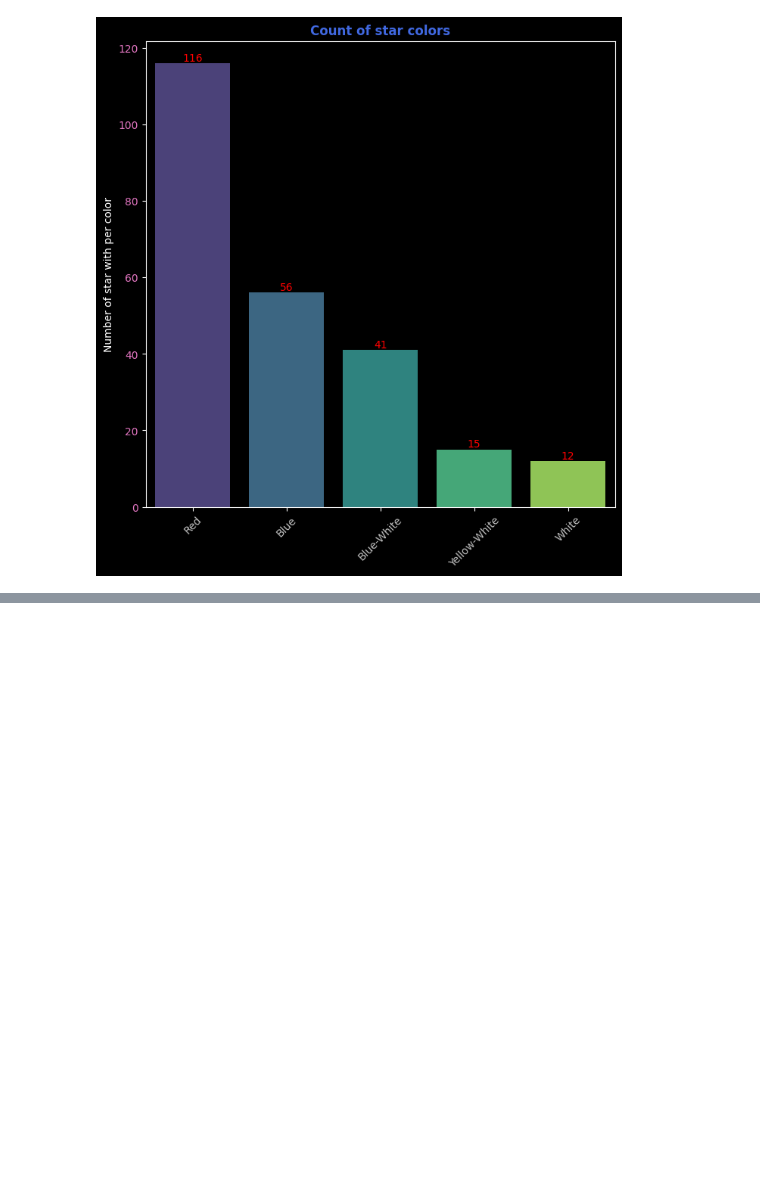
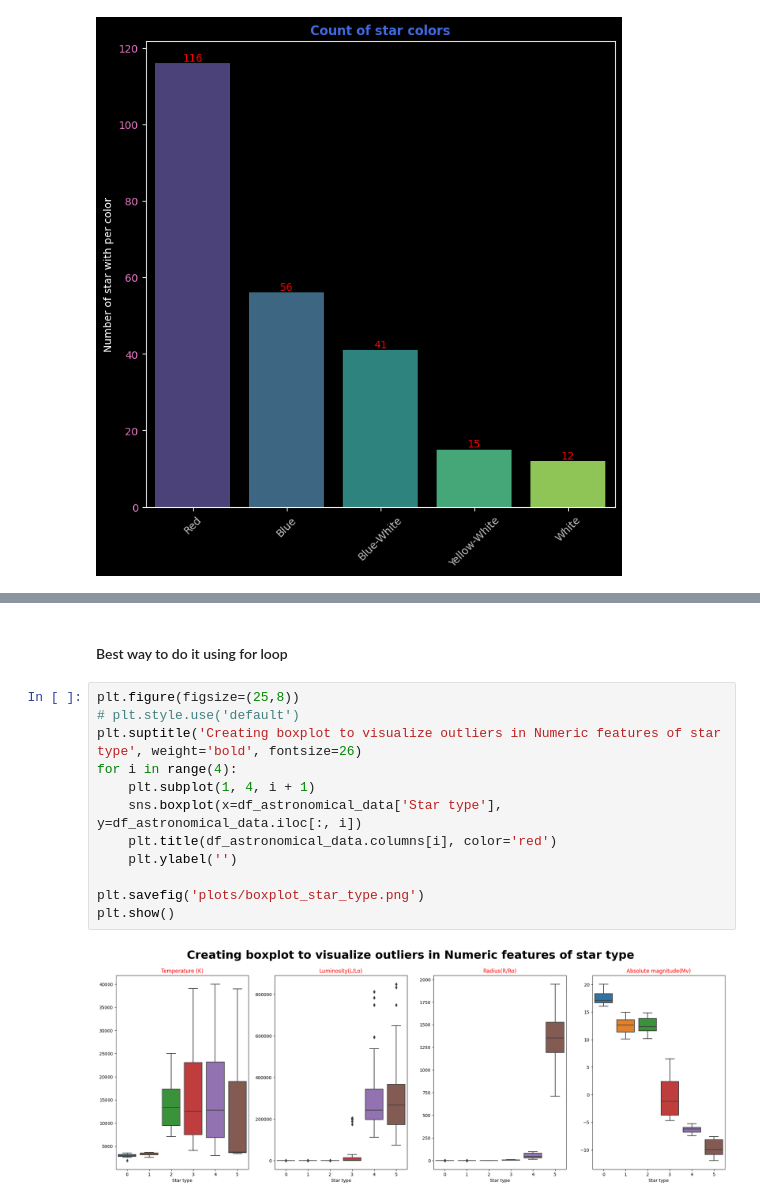
Before and after one commit to Simone-Smaldore/Astronomical-Data-Analysis, a Jupyter notebook: Astronomical Data Analysis.ipynb, the cells around one changed output, grey strips where cells are left out. Saved outputs shown, nothing was run; the diff lists cells and outputs as text; blank space fills up the shorter version.

```diff
--- a/Astronomical Data Analysis.ipynb
+++ b/Astronomical Data Analysis.ipynb
@@ -105,0 +120,16 @@ plt.show()
+# %% [markdown]
+#### Best way to do it using for loop
+# %%
+plt.figure(figsize=(25,8))
+# plt.style.use('default')
+plt.suptitle('Creating boxplot to visualize outliers in Numeric features of star type', weight='bold', fontsize=26)
+for i in range(4):
+    plt.subplot(1, 4, i + 1)
+    sns.boxplot(x=df_astronomical_data['Star type'], y=df_astronomical_data.iloc[:, i])
+    plt.title(df_astronomical_data.columns[i], color='red')
+    plt.ylabel('')
+
+plt.savefig('plots/boxplot_star_type.png')
+plt.show()
+# %% [output]
+[figure, added]
```
Also changed, not shown: parts of 10 cells of this notebook, 3 other files.
